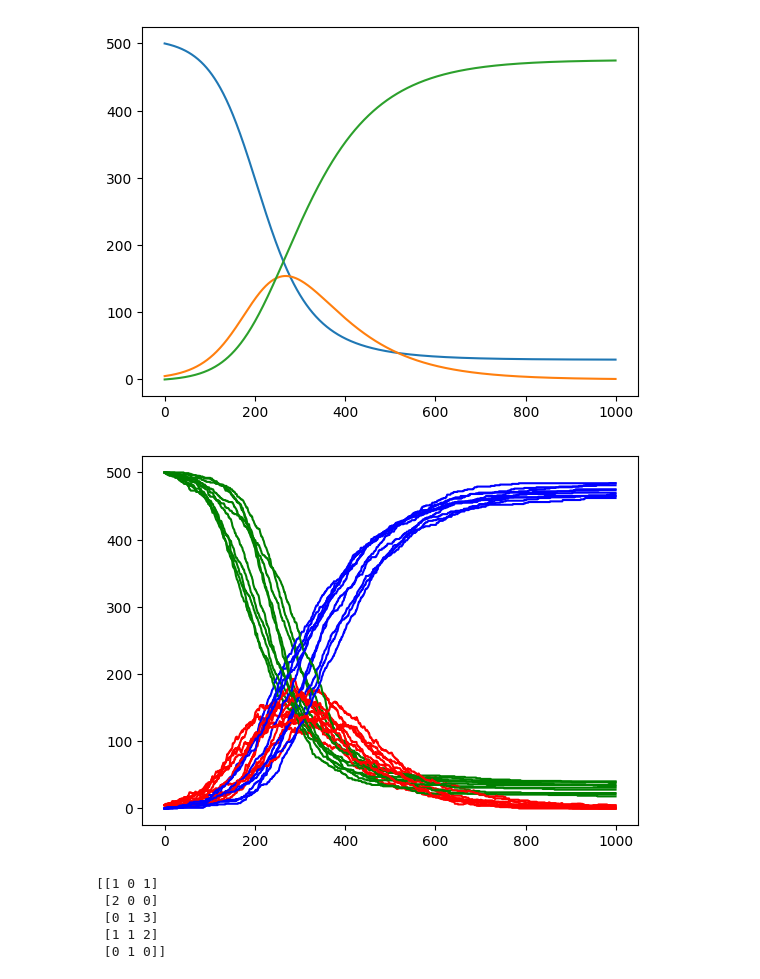
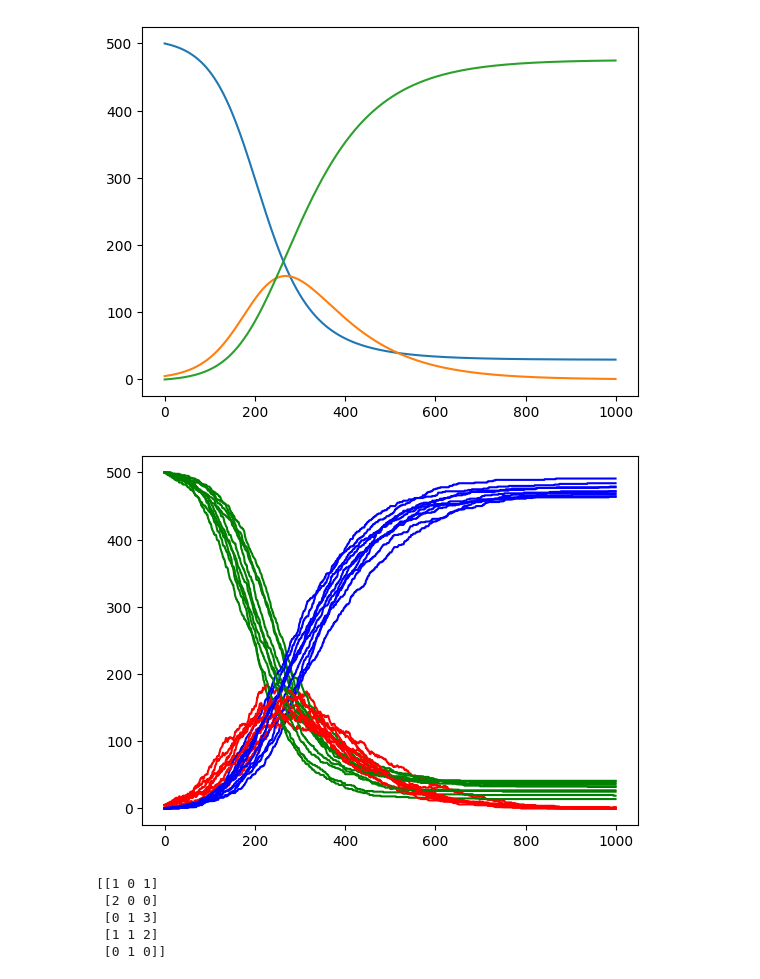
Before and after one commit to NAU-CCL/SPHERE, a Jupyter notebook: docs/solvers-2024-06-21.ipynb, the cells around one changed output. Saved outputs shown, nothing was run; the diff lists cells and outputs as text; code cells hidden in the pictures.

```diff
--- a/docs/solvers-2024-06-21.ipynb
+++ b/docs/solvers-2024-06-21.ipynb
@@ -42,33 +42,33 @@ from jax.random import PRNGKey
 def events(x_t,t):
     S,I,R = x_t
     N = S + I + R
 
     return jnp.array([(0.3 * S * I)/N , 0.1 * I])
 
 args = {'rates':events, 'transitions': lambda : [[(0,'-')],[(0,'+'),(1,'-')],[(1,'+')]]}
 
 
 
 num_steps = 100 * int(1/0.1)
 
 
 for key in np.arange(10):
 
-    key = PRNGKey(key)
+    key = PRNGKey(5)
     solver = TauLeapSolver(tau = 0.1,prng_key = key, args = args)
 
 
     x_t = jnp.ones((3,num_steps))
 
     x_t = x_t.at[:,0].set(jnp.array([500,5,0]))
 
     for t in range(1,num_steps):
         x_t = x_t.at[:,t].set(solver.solve(x_t[:,t-1],t))
 
     colors = ['green','red','blue']
     for compartment in range(3):
         plt.plot(x_t[compartment,:],color = colors[compartment])
 plt.show()
 # %% [output]
-[figure, old version]
+[figure, new version]
 # %%
```
Also changed, not shown: parts of 3 cells of this notebook, 3 other files.
